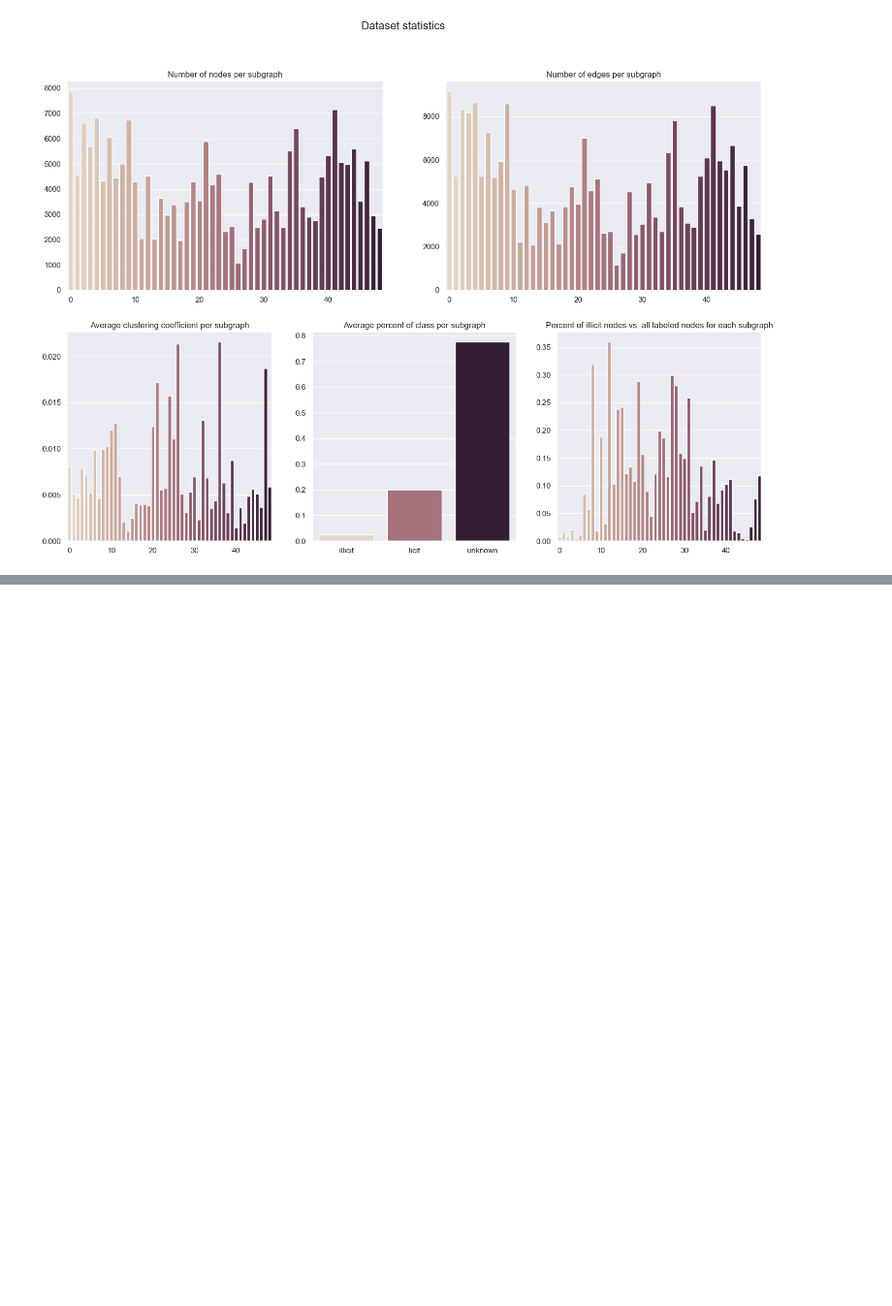
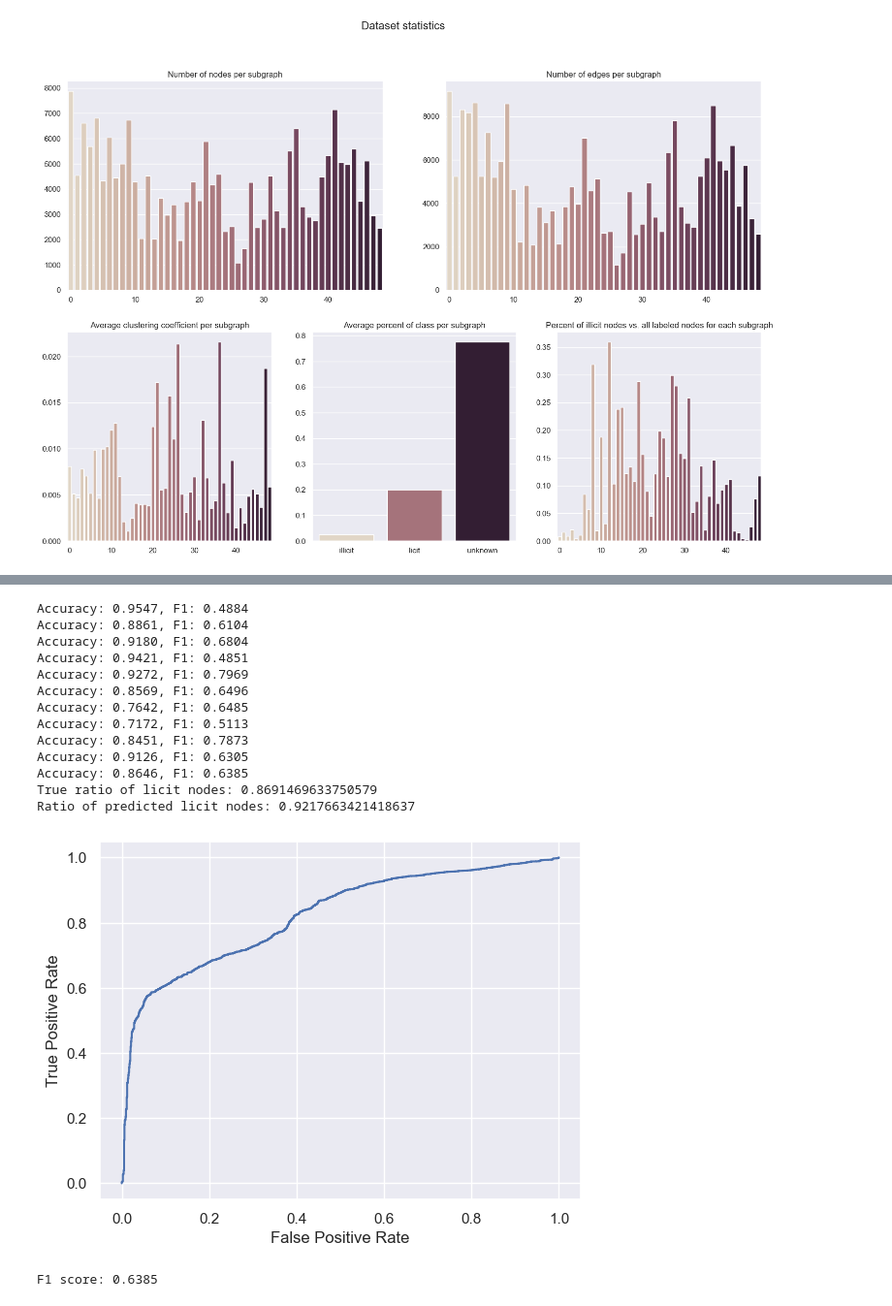
Before and after one commit to aleksgorica/MLGproject, a Jupyter notebook: project.ipynb, the cells around one changed output, grey strips where cells are left out. Shown at 97% size. Drawn from its saved outputs; the diff is of its cells as text; code cells hidden in the pictures; blank space fills up the shorter version.

```diff
--- a/project.ipynb
+++ b/project.ipynb
@@ -398,7 +473,7 @@ from sklearn.metrics import accuracy_score, f1_score, roc_curve
 
 
 @torch.no_grad()
-def test(model: SM2_GCN, data_loader: DataLoader,
+def test(model: SM2GNN, data_loader: DataLoader,
          in_kfold: bool = False):
     model.to(device)
     model.eval()
@@ -435,8 +510,8 @@ def test(model: SM2_GCN, data_loader: DataLoader,
         f1 = f1_score(all_y, all_predicted, average="macro")
         print(f"Accuracy: {acc:.4f}, F1: {f1:.4f}")
         print(
-            f"Real ratio of licit: {len(all_y[all_y == ID_LICIT])/len(all_y)}",
-            f"Predicted ratio of licit: {len(all_predicted[all_predicted == ID_LICIT])/len(all_predicted)}")
+            f"True ratio of licit nodes: {(all_y == ID_LICIT).sum()/len(all_y)}",
+            f"Ratio of predicted licit nodes: {(all_predicted == ID_LICIT).sum()/len(all_predicted)}", sep="\n")
         fpr, tpr, _ = roc_curve(all_y, all_predicted_is_1)
         plt.plot(fpr, tpr)
         plt.ylabel('True Positive Rate')
@@ -494,5 +529,5 @@ class ModelConfig(SerializableConfig):
 # %%
-# All together
+# Local JSON configuration
 
 
 fname = 'local_training_config.json'
@@ -521,9 +556,11 @@ except FileNotFoundError:
         nonlinearity='leaky_relu(0.2)').save(fname)
 
 model = model_config.create()
-_, (train_loader, test_loader) = split_and_create_loaders(config, dataset)
-train(model, train_loader, config, one_line_log=True)
+
+_, (loader_X_train, loader_X_test) = split_and_create_loaders(config, dataset)
+train(model, loader_X_train, config, one_line_log=True)
 print("Base-predictor, with some default hyper-parameter values")
-f1 = test(model, test_loader)
+
+f1 = test(model, loader_X_test)
 print(f"F1 score: {f1:.4f}")
 # %% [output]
@@ -530,0 +569,15 @@ OutOfMemoryError: CUDA out of memory. Tried to allocate 270.00 MiB (GPU 0; 4.00
+Accuracy: 0.9547, F1: 0.4884
+Accuracy: 0.8861, F1: 0.6104
+Accuracy: 0.9180, F1: 0.6804
+Accuracy: 0.9421, F1: 0.4851
+Accuracy: 0.9272, F1: 0.7969
+Accuracy: 0.8569, F1: 0.6496
+Accuracy: 0.7642, F1: 0.6485
+Accuracy: 0.7172, F1: 0.5113
+Accuracy: 0.8451, F1: 0.7873
+Accuracy: 0.9126, F1: 0.6305
+Accuracy: 0.8646, F1: 0.6385
+True ratio of licit nodes: 0.8691469633750579
+Ratio of predicted licit nodes: 0.9217663421418637
+[figure, added]
+F1 score: 0.6385
```
Also changed, not shown: parts of 28 cells of this notebook, 1 other file.
